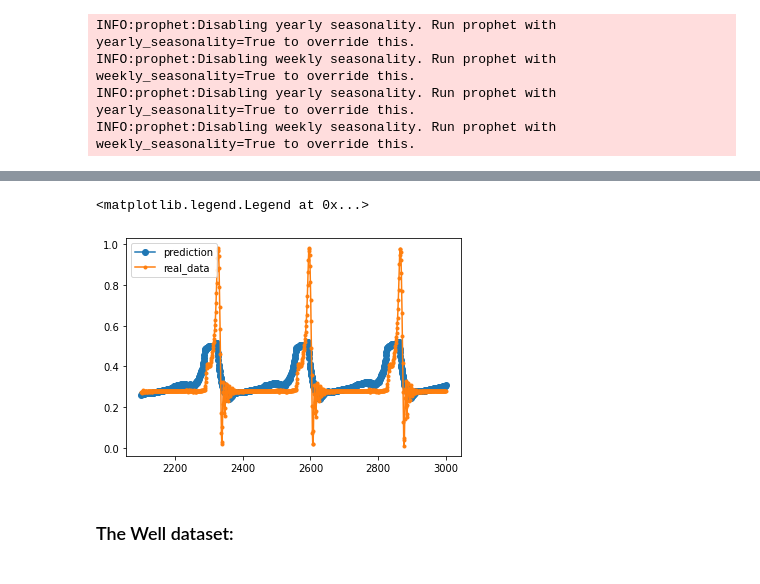
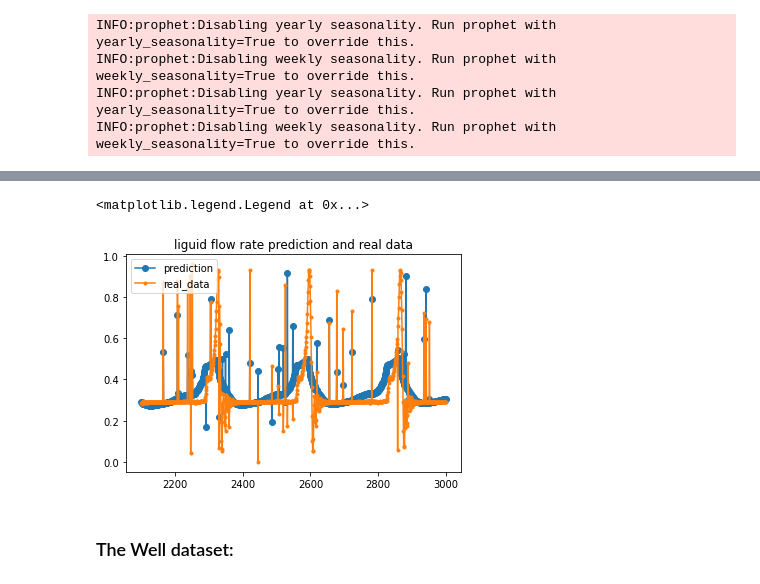
Before and after one commit to ridhaalkhabaz/DeepAR_Prophet_TCN_VFM, a Jupyter notebook: Prophet_VFM.ipynb, the cells around one changed output, grey strips where cells are left out. Cells and saved outputs as stored; diff of their text form; code cells hidden in the pictures.

```diff
--- a/Prophet_VFM.ipynb
+++ b/Prophet_VFM.ipynb
@@ -187,27 +212,38 @@ tuning_results['rmse'] = rmses
 # %% [markdown]
 ##### Applying:
 # %%
-rme = []
+mse = []
 for i in range(0,2):
     train_set = trainSet
     test_set = testSet
     if i == 0:
         train_set = train_set.rename(columns={'gas(m3/day)':'y'})
         test_set = test_set.rename(columns={'gas(m3/day)':'y'})
+        prop_gas = Prophet(daily_seasonality=True,changepoint_prior_scale=0.01, seasonality_prior_scale=10.0)
+        prop_gas.add_regressor('p1')
+        prop_gas.add_regressor('p2')
+        prop_gas.add_regressor('p3')
+        prop_gas.add_regressor('p4')
+        prop_gas.add_regressor('p5')
+        prop_gas.add_regressor('p6')
+        prop_gas.add_regressor('p7')
+        prop_gas.fit(train_set)
+        forecast_gas = prop_gas.predict(test_set.drop(columns="y"))
+        mse.append(mean_squared_error(test_set['y'], forecast_gas['yhat']))
     else:
         train_set = train_set.rename(columns={'y':'gas','liquid(m3/day)':'y'})
         test_set = test_set.rename(columns={'y':'gas','liquid(m3/day)':'y'})
-    prop = Prophet(daily_seasonality=True,changepoint_prior_scale=0.01, seasonality_prior_scale=10.0)
-    prop.add_regressor('p1')
-    prop.add_regressor('p2')
-    prop.add_regressor('p3')
-    prop.add_regressor('p4')
-    prop.add_regressor('p5')
-    prop.add_regressor('p6')
-    prop.add_regressor('p7')
-    prop.fit(train_set)
-    forecast = prop.predict(test_set.drop(columns="y"))
-    rme.append(mean_squared_error(test_set['y'], forecast['yhat']))
+        prop_liq = Prophet(daily_seasonality=True,changepoint_prior_scale=0.01, seasonality_prior_scale=10.0)
+        prop_liq.add_regressor('p1')
+        prop_liq.add_regressor('p2')
+        prop_liq.add_regressor('p3')
+        prop_liq.add_regressor('p4')
+        prop_liq.add_regressor('p5')
+        prop_liq.add_regressor('p6')
+        prop_liq.add_regressor('p7')
+        prop_liq.fit(train_set)
+        forecast_liq = prop_liq.predict(test_set.drop(columns="y"))
+        mse.append(mean_squared_error(test_set['y'], forecast_liq['yhat']))
 # %% [output]
 INFO:prophet:Disabling yearly seasonality. Run prophet with yearly_seasonality=True to override this.
 INFO:prophet:Disabling weekly seasonality. Run prophet with weekly_seasonality=True to override this.
@@ -222,2 +257,3 @@ forecast = prop.predict(test_set.drop(columns="y"))
 # %%
-forecast['ds'] = range(2100, 3001)
+forecast_gas['ds'] = range(2100, 3001)
+forecast_liq['ds'] = range(2100, 3001)
@@ -224,11 +271,14 @@ forecast['ds'] = range(2100, 3001)
 # %%
+start_ploting = 0
+end_ploting = len(forecast_liq)
 fig,ax = plt.subplots()
-ax.plot(forecast['ds'], forecast['yhat'], marker="o", label='prediction')
-ax.plot(test_set['ds'], test_set['y'], marker=".", label='real_data')
+ax.set_title('liguid flow rate prediction and real data')
+ax.plot(forecast_liq['ds'].iloc[start_ploting:end_ploting], forecast_liq['yhat'].iloc[start_ploting:end_ploting], marker="o", label='prediction')
+ax.plot(test_set['ds'].iloc[start_ploting:end_ploting], test_set['y'].iloc[start_ploting:end_ploting], marker=".", label='real_data')
 ax.legend(loc='upper left')
 # %% [output]
 <matplotlib.legend.Legend at 0x...>
-[figure, old version]
+[figure, new version]
 # %% [markdown]
 ### The Well dataset:
 # %%
```
Also changed, not shown: parts of 47 cells of this notebook, 1 other file.
